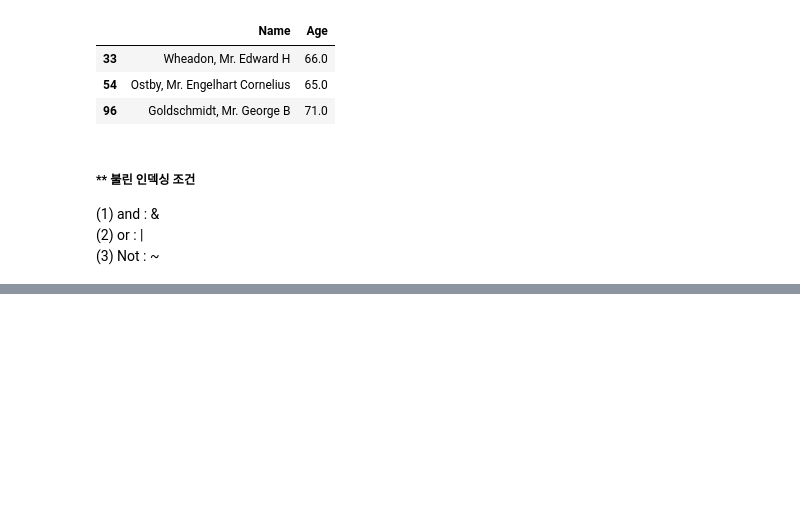
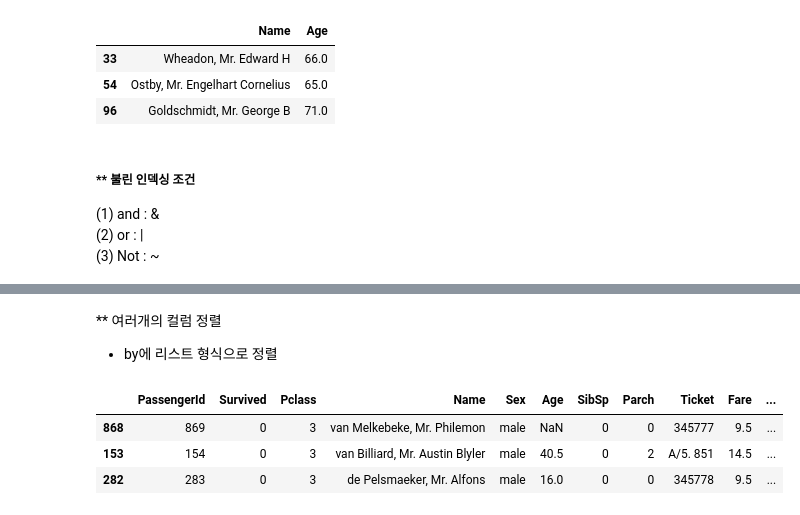
Before and after one commit to HyangheeNam/MachineLearning_Python_tutorial, a Jupyter notebook: 02.Pandas.ipynb, the cells around one changed output, grey strips where cells are left out. Cells and saved outputs as stored; diff of their text form; code cells hidden in the pictures; blank space fills up the shorter version.

```diff
--- a/02.Pandas.ipynb
+++ b/02.Pandas.ipynb
@@ -1152,0 +1194,16 @@ titanic_df[ (titanic_df['Age']>60) & (titanic_df['Pclass']==1) & (titanic_df['Se
+# %% [markdown]
+** 여러개의 컬럼 정렬
+
+- by에 리스트 형식으로 정렬
+# %%
+import pandas as pd
+
+titanic_df = pd.read_csv('data_handling/titanic_train.csv')
+
+titanic_sorted = titanic_df.sort_values(by=['Pclass', 'Name'], ascending=False)
+titanic_sorted.head(3)
+# %% [output]
+|  | PassengerId | Survived | Pclass | Name | Sex | Age | SibSp | Parch | Ticket | Fare | ... |
+| 868 | 869 | 0 | 3 | van Melkebeke, Mr. Philemon | male | NaN | 0 | 0 | 345777 | 9.5 | ... |
+| 153 | 154 | 0 | 3 | van Billiard, Mr. Austin Blyler | male | 40.5 | 0 | 2 | A/5. 851 | 14.5 | ... |
+| 282 | 283 | 0 | 3 | de Pelsmaeker, Mr. Alfons | male | 16.0 | 0 | 0 | 345778 | 9.5 | ... |
```
Also changed, not shown: parts of 13 cells of this notebook.
